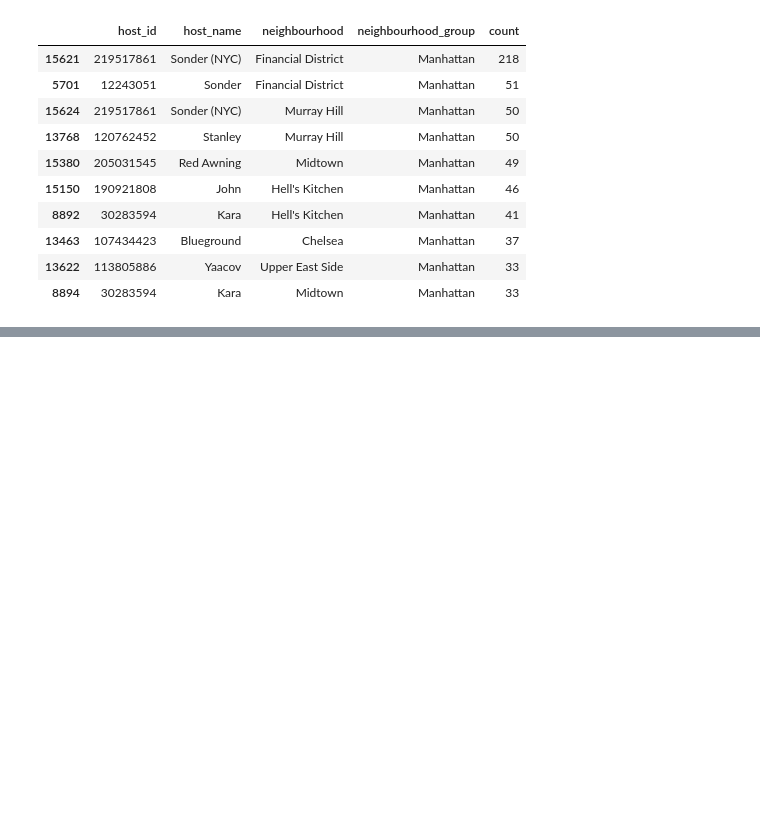
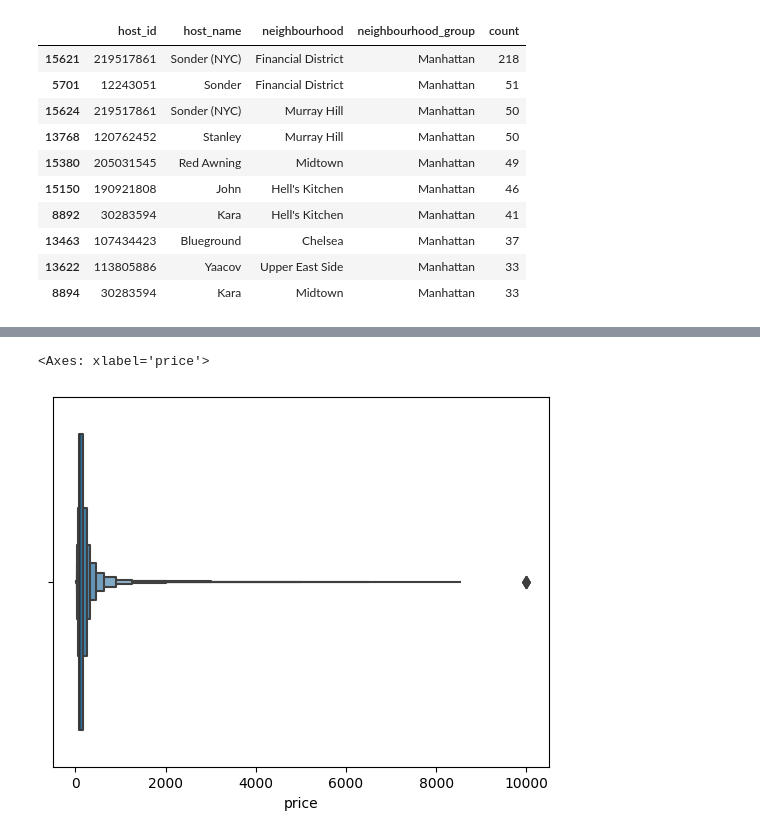
Before and after one commit to Navneet-Nicer/EDA-Airbnb-Bookings-Analysis, a Jupyter notebook: EDA_Airbnb_Bookings_Analysis4.ipynb, the cells around one changed output, grey strips where cells are left out. Saved outputs shown, nothing was run; the diff lists cells and outputs as text; code cells hidden in the pictures; blank space fills up the shorter version.

```diff
--- a/EDA_Airbnb_Bookings_Analysis4.ipynb
+++ b/EDA_Airbnb_Bookings_Analysis4.ipynb
@@ -228,0 +253,6 @@ list_private.head(10)
+# %%
+figsize=(12,8)
+sns.boxenplot(x='price',data=dataset)
+# %% [output]
+<Axes: xlabel='price'>
+[figure, added]
```
Also changed, not shown: parts of 22 cells of this notebook.
